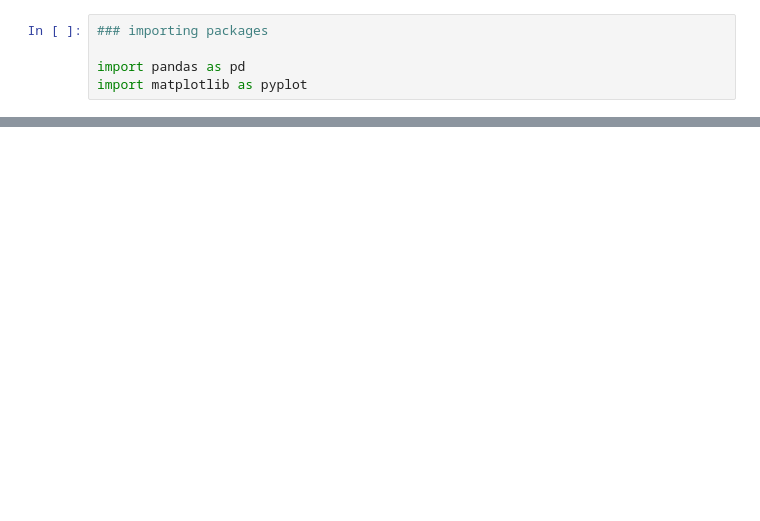
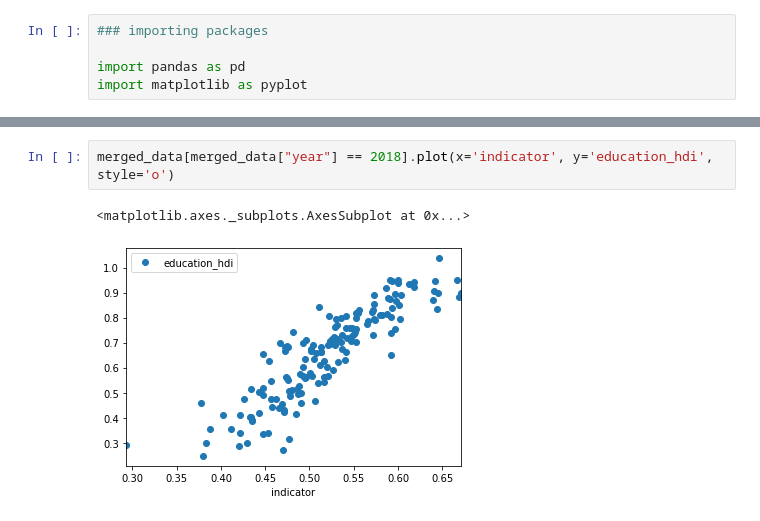
Before and after one commit to Walras-data/indicators, a Jupyter notebook: Index Creation.ipynb, the cells around one changed output, grey strips where cells are left out. Cells and saved outputs as stored; diff of their text form; blank space fills up the shorter version.

```diff
--- a/Index Creation.ipynb
+++ b/Index Creation.ipynb
@@ -257,0 +147,5 @@ wbdf.head()
+# %%
+merged_data[merged_data["year"] == 2018].plot(x='indicator', y='education_hdi', style='o')
+# %% [output]
+<matplotlib.axes._subplots.AxesSubplot at 0x...>
+[figure, added]
```
Also changed, not shown: parts of 41 cells of this notebook, 5 other files.
